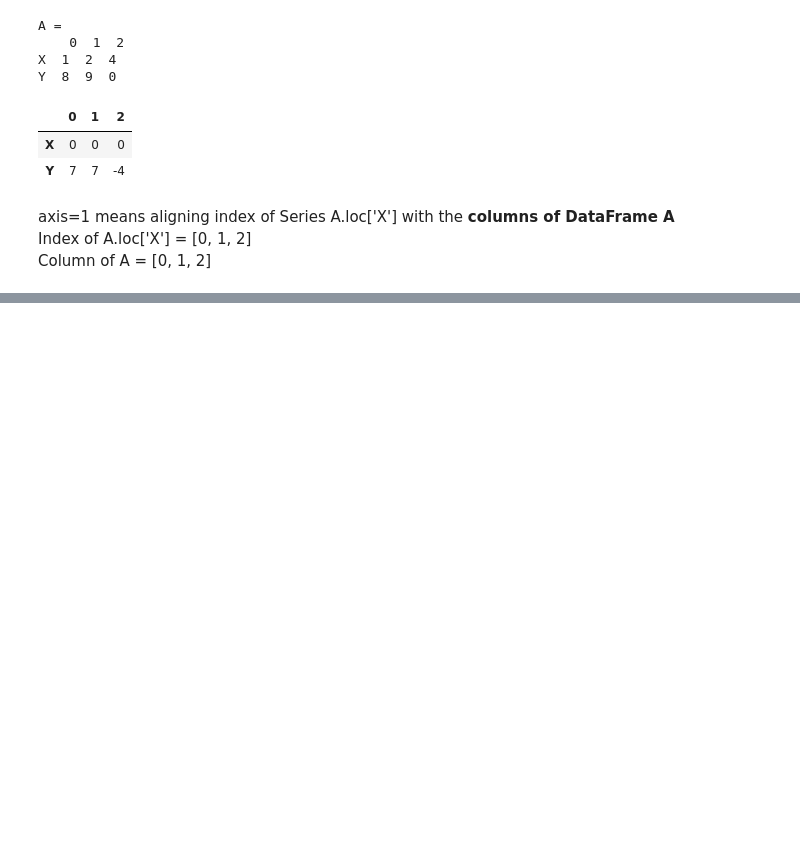
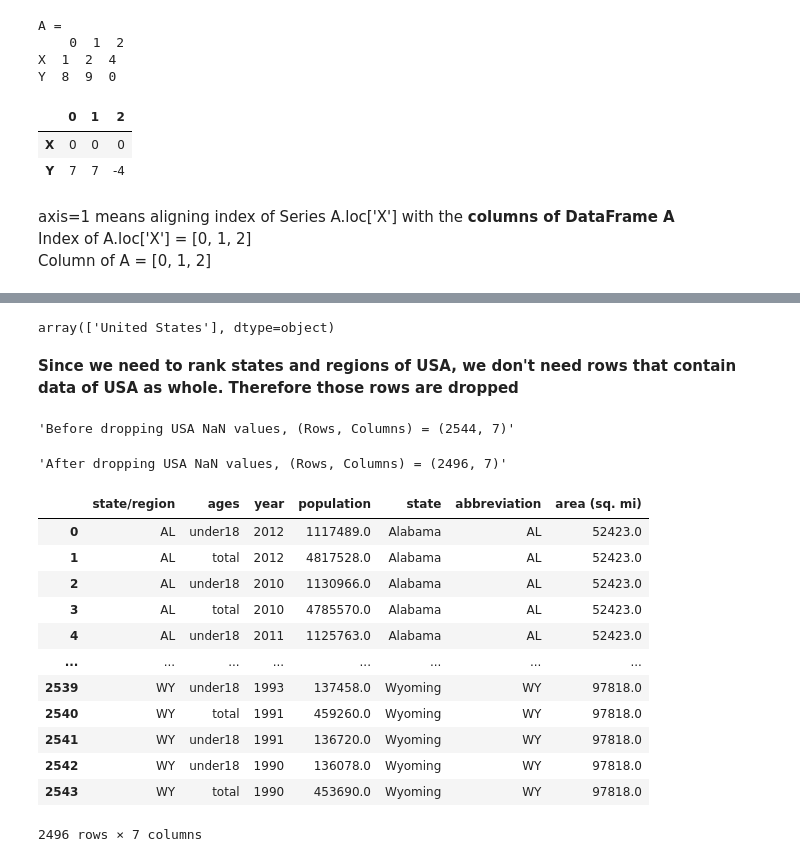
Before and after one commit to vaibhavpandeyprayag/python-ds-handbook, a Jupyter notebook: chapter_3_pandas.ipynb, the cells around one changed output, grey strips where cells are left out. Drawn from its saved outputs; the diff is of its cells as text; code cells hidden in the pictures; blank space fills up the shorter version.

Commit message:
dataset merging with sample US States Data

```diff
--- a/chapter_3_pandas.ipynb
+++ b/chapter_3_pandas.ipynb
@@ -461,0 +691,3 @@ A = [[1, 2, 4], [8, 9, np.nan]]
+# %%
+popAbbrMerged = pd.merge(pop, abbrevs, how="outer", left_on="state/region", right_on="abbreviation")
+popAbbrMerged.head()
@@ -461,0 +736,5 @@ A = [[1, 2, 4], [8, 9, np.nan]]
+# %%
+popAbbrMerged.loc[popAbbrMerged["state/region"] == "PR", "state"] = "Puerto Rico"
+popAbbrMerged.loc[popAbbrMerged["state/region"] == "USA", "state"] = "United States"
+popAbbrMerged.loc[popAbbrMerged["state/region"] == "PR", "abbreviation"] = "PR"
+popAbbrMerged.loc[popAbbrMerged["state/region"] == "USA", "abbreviation"] = "USA"
@@ -461,0 +754,4 @@ A = [[1, 2, 4], [8, 9, np.nan]]
+# %%
+finalDf = pd.merge(popAbbrMerged, areas, how="outer", left_on="state", right_on="state")
+display("(Rows, Columns) = " + str(finalDf.shape))
+finalDf.head()
@@ -461,0 +779,31 @@ A = [[1, 2, 4], [8, 9, np.nan]]
+# %%
+# Finding states that have no area values
+finalDf.loc[finalDf["area (sq. mi)"].isnull(), "state"].unique()
+# %% [output]
+array(['United States'], dtype=object)
+# %% [markdown]
+**Since we need to rank states and regions of USA, we don't need rows that contain data of USA as whole. Therefore those rows are dropped**
+# %%
+display("Before dropping USA NaN values, (Rows, Columns) = " + str(finalDf.shape))
+indicesOfUSARows = finalDf.loc[finalDf["state/region"] == "USA"].index
+finalDf.drop(indicesOfUSARows, inplace=True)
+display("After dropping USA NaN values, (Rows, Columns) = " + str(finalDf.shape))
+# %% [output]
+'Before dropping USA NaN values, (Rows, Columns) = (2544, 7)'
+'After dropping USA NaN values, (Rows, Columns) = (2496, 7)'
+# %%
+finalDf
+# %% [output]
+|  | state/region | ages | year | population | state | abbreviation | area (sq. mi) |
+| 0 | AL | under18 | 2012 | 1117489.0 | Alabama | AL | 52423.0 |
+| 1 | AL | total | 2012 | 4817528.0 | Alabama | AL | 52423.0 |
+| 2 | AL | under18 | 2010 | 1130966.0 | Alabama | AL | 52423.0 |
+| 3 | AL | total | 2010 | 4785570.0 | Alabama | AL | 52423.0 |
+| 4 | AL | under18 | 2011 | 1125763.0 | Alabama | AL | 52423.0 |
+| ... | ... | ... | ... | ... | ... | ... | ... |
+| 2539 | WY | under18 | 1993 | 137458.0 | Wyoming | WY | 97818.0 |
+| 2540 | WY | total | 1991 | 459260.0 | Wyoming | WY | 97818.0 |
+| 2541 | WY | under18 | 1991 | 136720.0 | Wyoming | WY | 97818.0 |
+| 2542 | WY | under18 | 1990 | 136078.0 | Wyoming | WY | 97818.0 |
+| 2543 | WY | total | 1990 | 453690.0 | Wyoming | WY | 97818.0 |
+2496 rows × 7 columns
```
Also changed, not shown: parts of 55 cells of this notebook, 3 other files.
